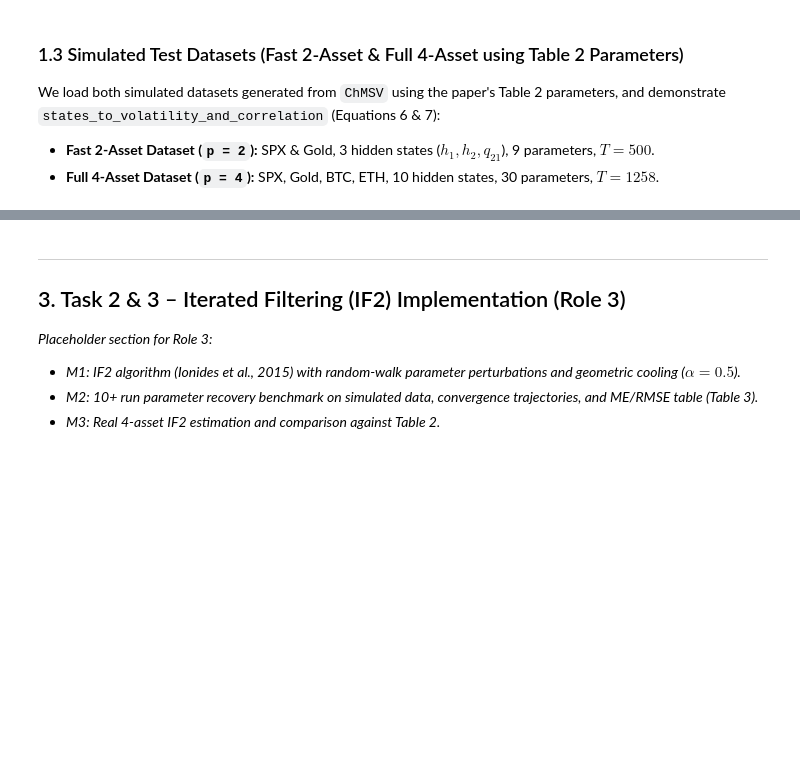
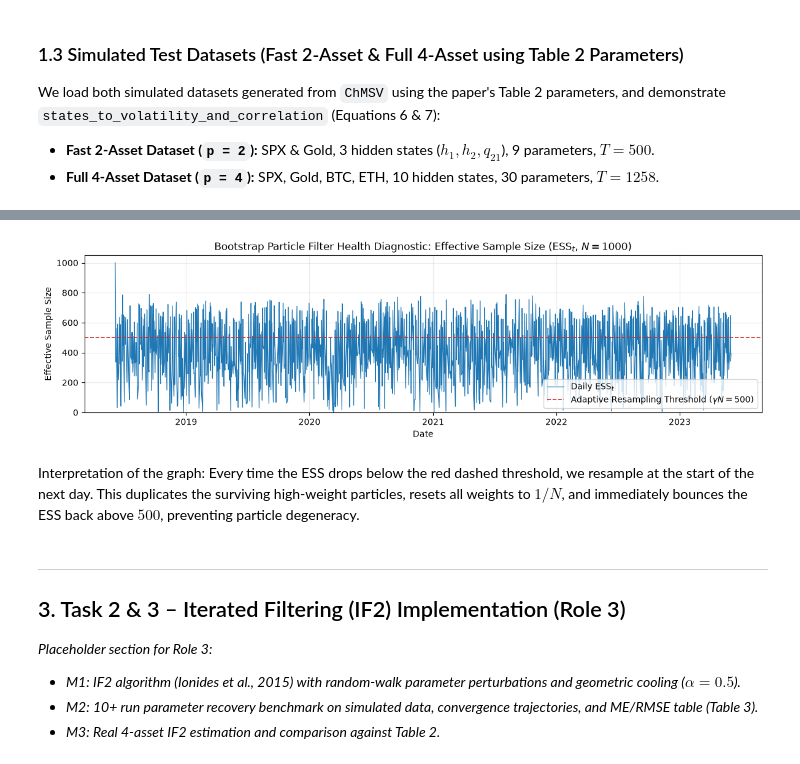
Before and after one commit to gabegagster/smc-stochastic-volatility, a Jupyter notebook: notebooks/smc_stochastic_volatility.ipynb, the cells around one changed output, grey strips where cells are left out. Cells and saved outputs as stored; diff of their text form; code cells hidden in the pictures; blank space fills up the shorter version.

```diff
--- a/notebooks/smc_stochastic_volatility.ipynb
+++ b/notebooks/smc_stochastic_volatility.ipynb
@@ -97,3 +366,34 @@ plt.show()
+# %%
+# Plot daily Effective Sample Size (ESS) trajectory on the real dataset
+fig_ess, ax_ess = plt.subplots(figsize=(12, 3.5))
+ax_ess.plot(
+    real_data["dates"],
+    real_filter_res["ess"],
+    color="#1f77b4",
+    lw=0.9,
+    label="Daily $\\mathrm{ESS}_t$",
+)
+ax_ess.axhline(
+    0.5 * 1000,
+    color="#d62728",
+    linestyle="--",
+    lw=1.2,
+    label="Adaptive Resampling Threshold ($\\gamma N = 500$)",
+)
+ax_ess.set_title(
+    "Bootstrap Particle Filter Health Diagnostic: Effective Sample Size ($\\mathrm{ESS}_t$, $N=1000$)"
+)
+ax_ess.set_ylabel("Effective Sample Size")
+ax_ess.set_xlabel("Date")
+ax_ess.set_ylim(0, 1050)
+ax_ess.legend(loc="lower right")
+ax_ess.grid(True, alpha=0.25)
+plt.tight_layout()
+plt.show()
+# %% [output]
+[figure, added]
+# %% [markdown]
+Interpretation of the graph: Every time the ESS drops below the red dashed threshold, we resample at the start of the next day. This duplicates the surviving high-weight particles, resets all weights to $1/N$, and immediately bounces the ESS back above $500$, preventing particle degeneracy.
 # %% [markdown]
 ---
 
```
Also changed, not shown: parts of 12 cells of this notebook, 11 other files.
